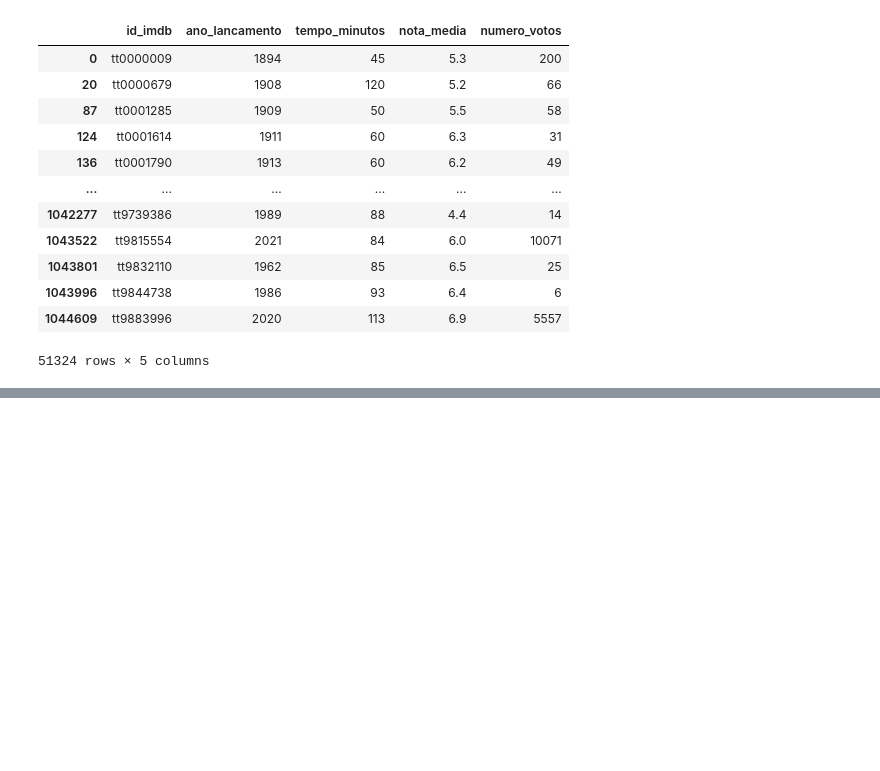
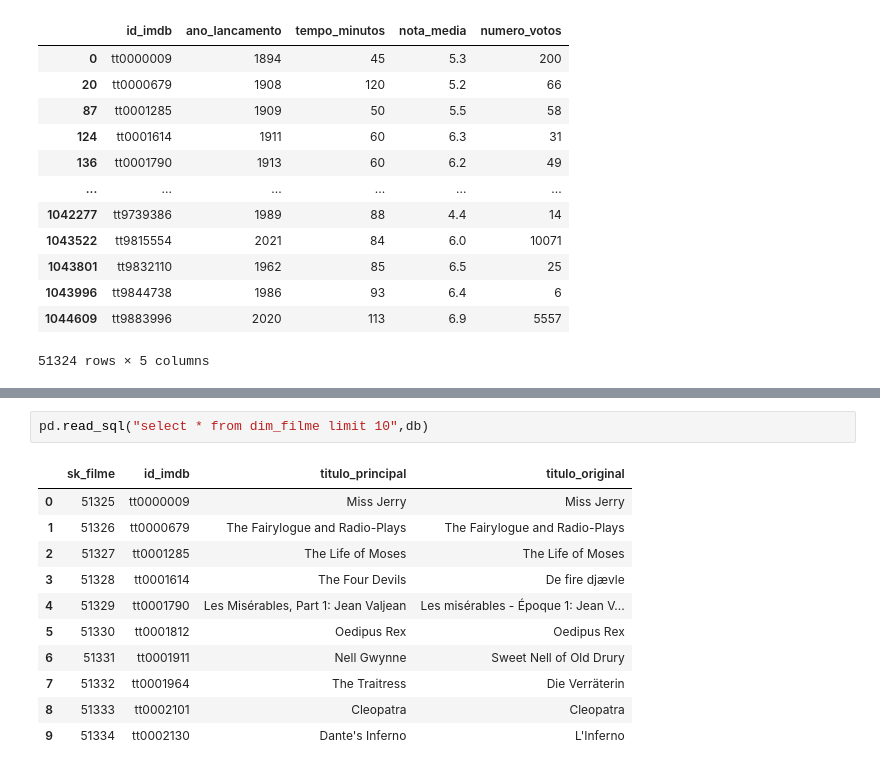
Before and after one commit to duduSC/trabalho_BI, a Jupyter notebook: etl.ipynb, the cells around one changed output, grey strips where cells are left out. Saved outputs shown, nothing was run; the diff lists cells and outputs as text; blank space fills up the shorter version.

```diff
--- a/etl.ipynb
+++ b/etl.ipynb
@@ -234 +183,15 @@ dim_filme.to_sql(
+# %%
+pd.read_sql("select * from dim_filme limit 10",db)
+# %% [output]
+|  | sk_filme | id_imdb | titulo_principal | titulo_original |
+| 0 | 51325 | tt0000009 | Miss Jerry | Miss Jerry |
+| 1 | 51326 | tt0000679 | The Fairylogue and Radio-Plays | The Fairylogue and Radio-Plays |
+| 2 | 51327 | tt0001285 | The Life of Moses | The Life of Moses |
+| 3 | 51328 | tt0001614 | The Four Devils | De fire djævle |
+| 4 | 51329 | tt0001790 | Les Misérables, Part 1: Jean Valjean | Les misérables - Époque 1: Jean V... |
+| 5 | 51330 | tt0001812 | Oedipus Rex | Oedipus Rex |
+| 6 | 51331 | tt0001911 | Nell Gwynne | Sweet Nell of Old Drury |
+| 7 | 51332 | tt0001964 | The Traitress | Die Verräterin |
+| 8 | 51333 | tt0002101 | Cleopatra | Cleopatra |
+| 9 | 51334 | tt0002130 | Dante's Inferno | L'Inferno |
 # %%
```
Also changed, not shown: parts of 13 cells of this notebook, 4 other files.
